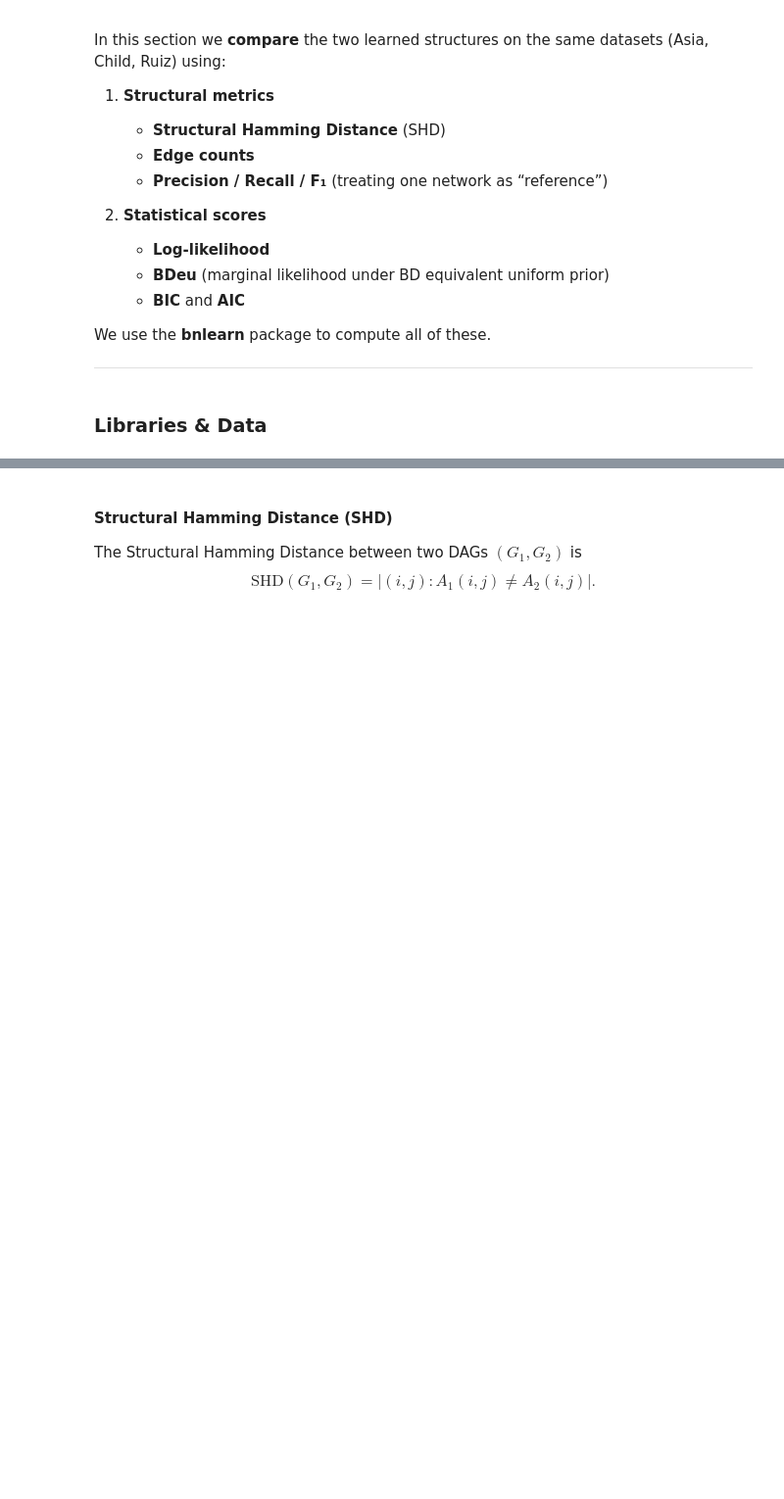
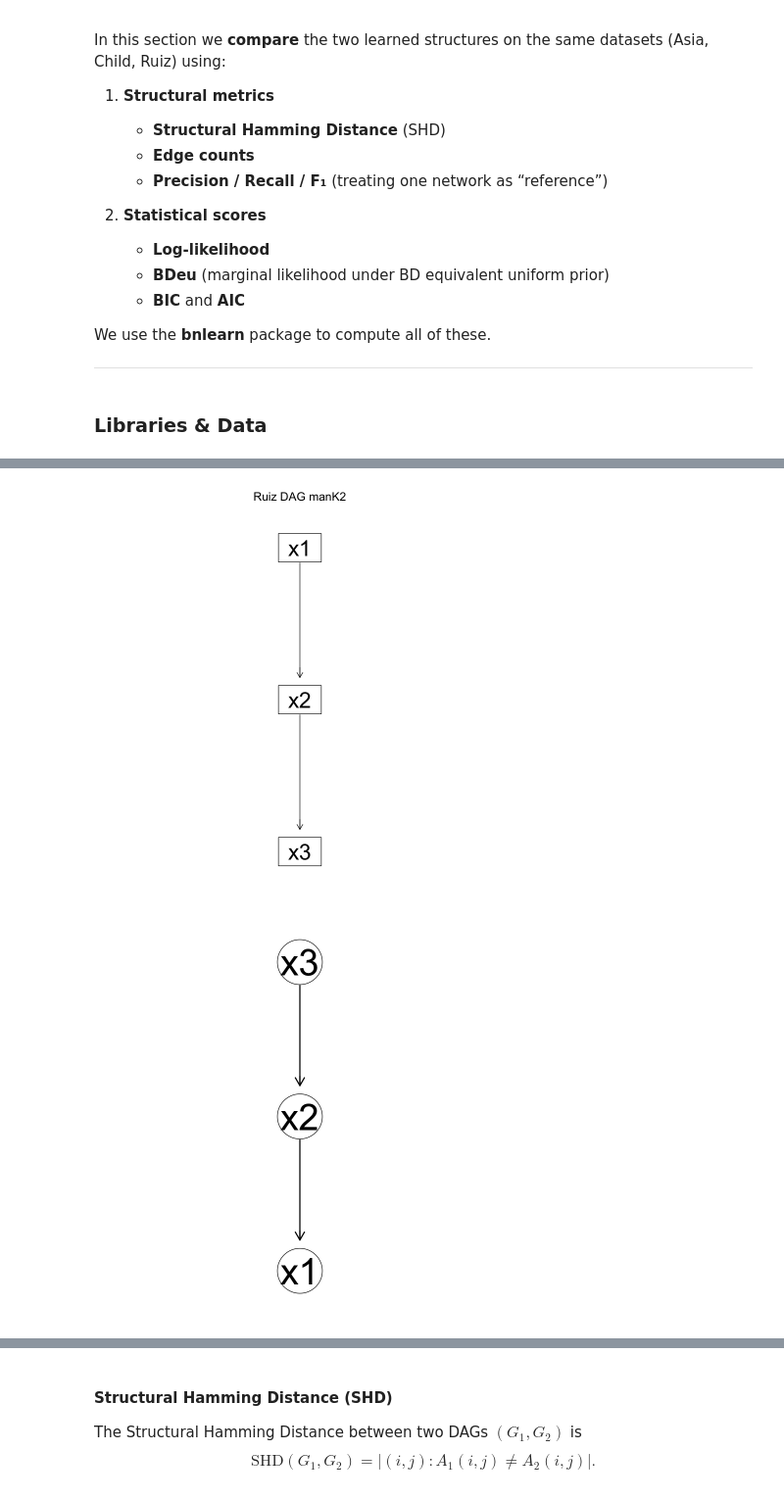
Before and after one commit to filippobezzi/bayesian_networks, a Jupyter notebook: part3_comparison.ipynb, the cells around one changed output, grey strips where cells are left out. Shown: that part at 98% size. Cells and saved outputs as stored; diff of their text form; code cells hidden in the pictures; blank space fills up the shorter version.

```diff
--- a/part3_comparison.ipynb
+++ b/part3_comparison.ipynb
@@ -91,0 +114,7 @@ bn2_ruiz  <- bnstruct_to_bnlearn(ruiz_bs)
+# %%
+### RUIZ ####
+graphviz.plot(ruiz_net$dag, main = "Ruiz DAG manK2")
+plot(ruiz_net_bs, main = "RUIZ DAG bnstruct")
+# %% [output]
+[figure, added]
+[figure, added]
```
Also changed, not shown: parts of 11 cells of this notebook, 2 other files.
